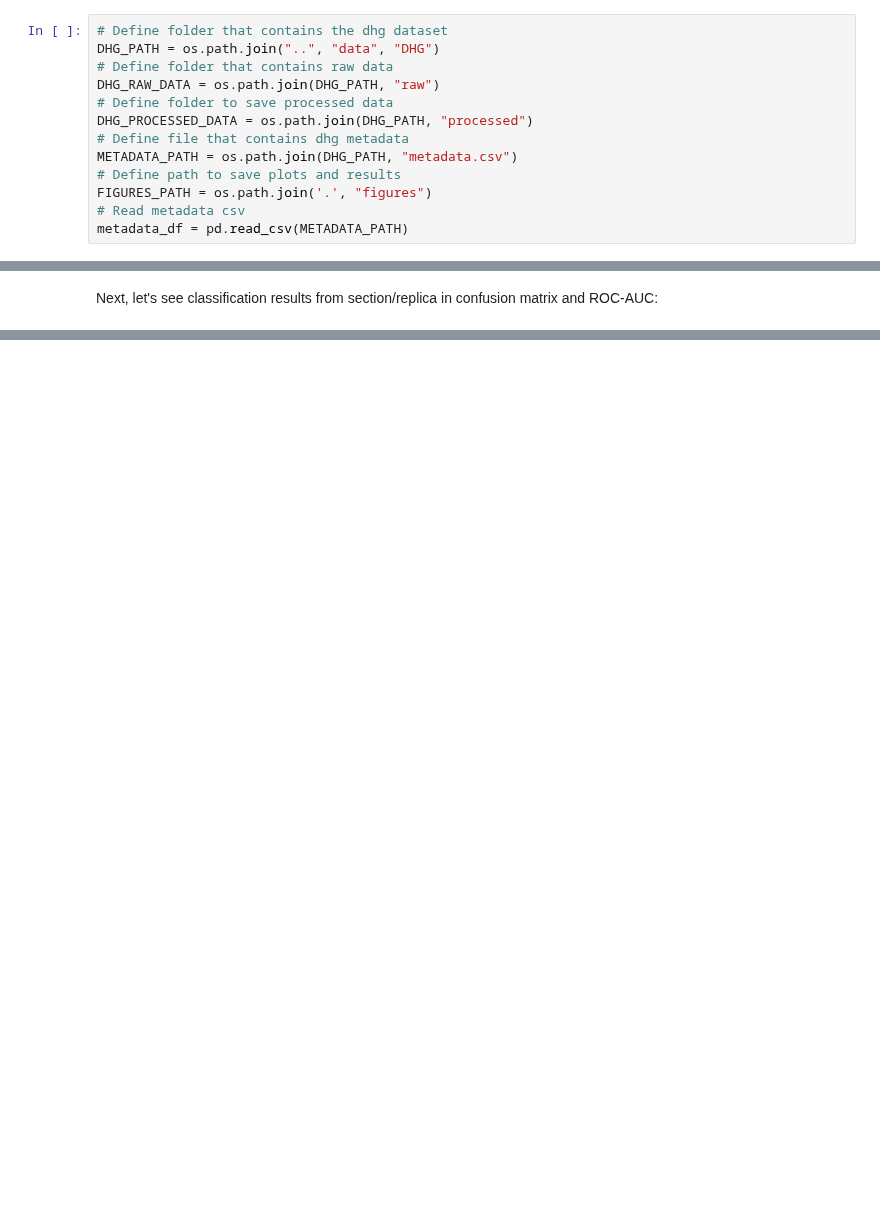
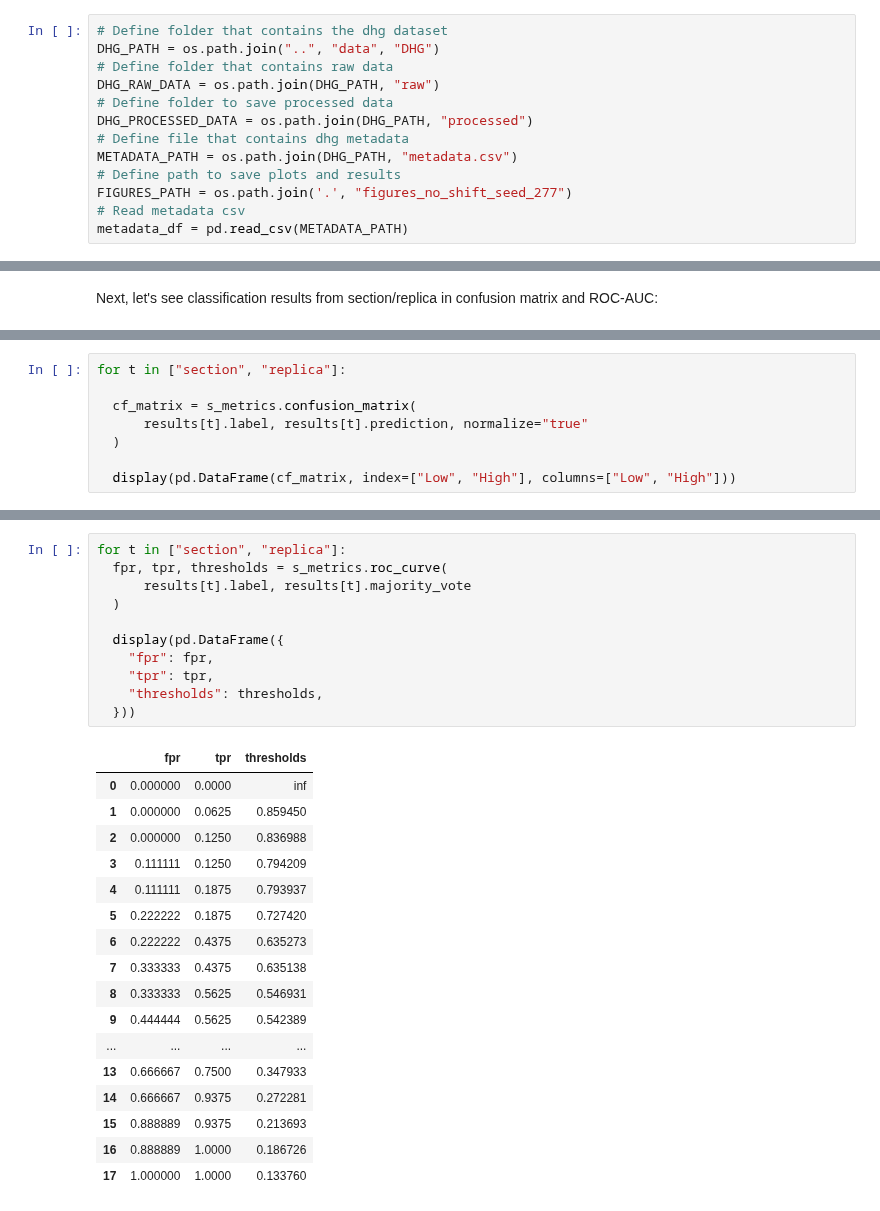
Before and after one commit to zaritskylab/SLGC-tissue-similarity-and-grading, a Jupyter notebook: visualization.ipynb, the cells around one changed output, grey strips where cells are left out. Saved outputs shown, nothing was run; the diff lists cells and outputs as text; blank space fills up the shorter version.

```diff
--- a/visualization.ipynb
+++ b/visualization.ipynb
@@ -37,7 +37,7 @@ DHG_PROCESSED_DATA = os.path.join(DHG_PATH, "processed")
 # Define file that contains dhg metadata
 METADATA_PATH = os.path.join(DHG_PATH, "metadata.csv")
 # Define path to save plots and results
-FIGURES_PATH = os.path.join('.', "figures")
+FIGURES_PATH = os.path.join('.', "figures_no_shift_seed_277")
 # Read metadata csv
 metadata_df = pd.read_csv(METADATA_PATH)
 # %% [markdown]
@@ -454,0 +477,8 @@ plt.close()
+# %%
+for t in ["section", "replica"]:
+
+  cf_matrix = s_metrics.confusion_matrix(
+      results[t].label, results[t].prediction, normalize="true"
+  )
+
+  display(pd.DataFrame(cf_matrix, index=["Low", "High"], columns=["Low", "High"]))
@@ -454,0 +492,29 @@ plt.close()
+# %%
+for t in ["section", "replica"]:
+  fpr, tpr, thresholds = s_metrics.roc_curve(
+      results[t].label, results[t].majority_vote
+  )
+
+  display(pd.DataFrame({
+    "fpr": fpr,
+    "tpr": tpr,
+    "thresholds": thresholds,
+  }))
+# %% [output]
+|  | fpr | tpr | thresholds |
+| 0 | 0.000000 | 0.0000 | inf |
+| 1 | 0.000000 | 0.0625 | 0.859450 |
+| 2 | 0.000000 | 0.1250 | 0.836988 |
+| 3 | 0.111111 | 0.1250 | 0.794209 |
+| 4 | 0.111111 | 0.1875 | 0.793937 |
+| 5 | 0.222222 | 0.1875 | 0.727420 |
+| 6 | 0.222222 | 0.4375 | 0.635273 |
+| 7 | 0.333333 | 0.4375 | 0.635138 |
+| 8 | 0.333333 | 0.5625 | 0.546931 |
+| 9 | 0.444444 | 0.5625 | 0.542389 |
+| ... | ... | ... | ... |
+| 13 | 0.666667 | 0.7500 | 0.347933 |
+| 14 | 0.666667 | 0.9375 | 0.272281 |
+| 15 | 0.888889 | 0.9375 | 0.213693 |
+| 16 | 0.888889 | 1.0000 | 0.186726 |
+| 17 | 1.000000 | 1.0000 | 0.133760 |
```
Also changed, not shown: parts of 5 cells of this notebook, 22 other files.
